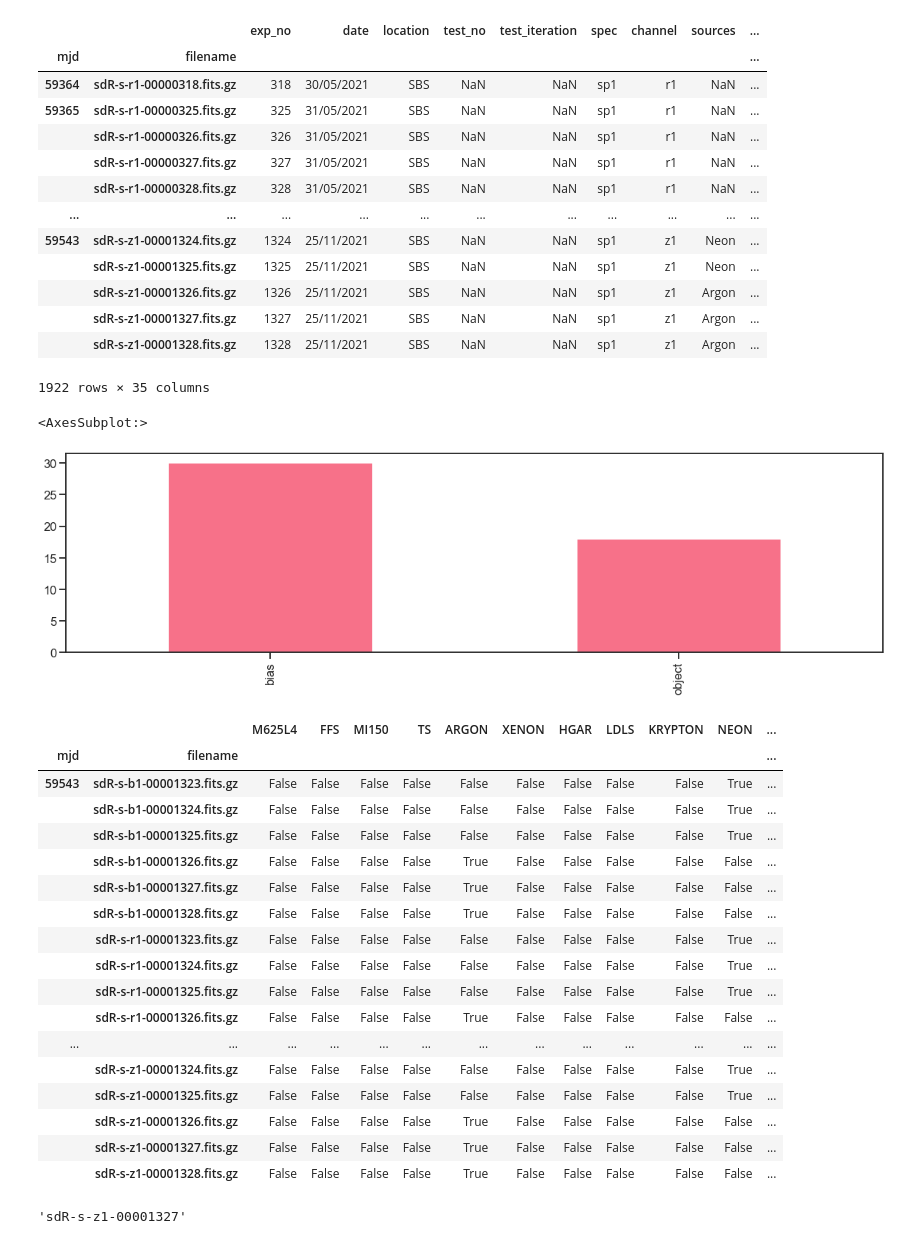
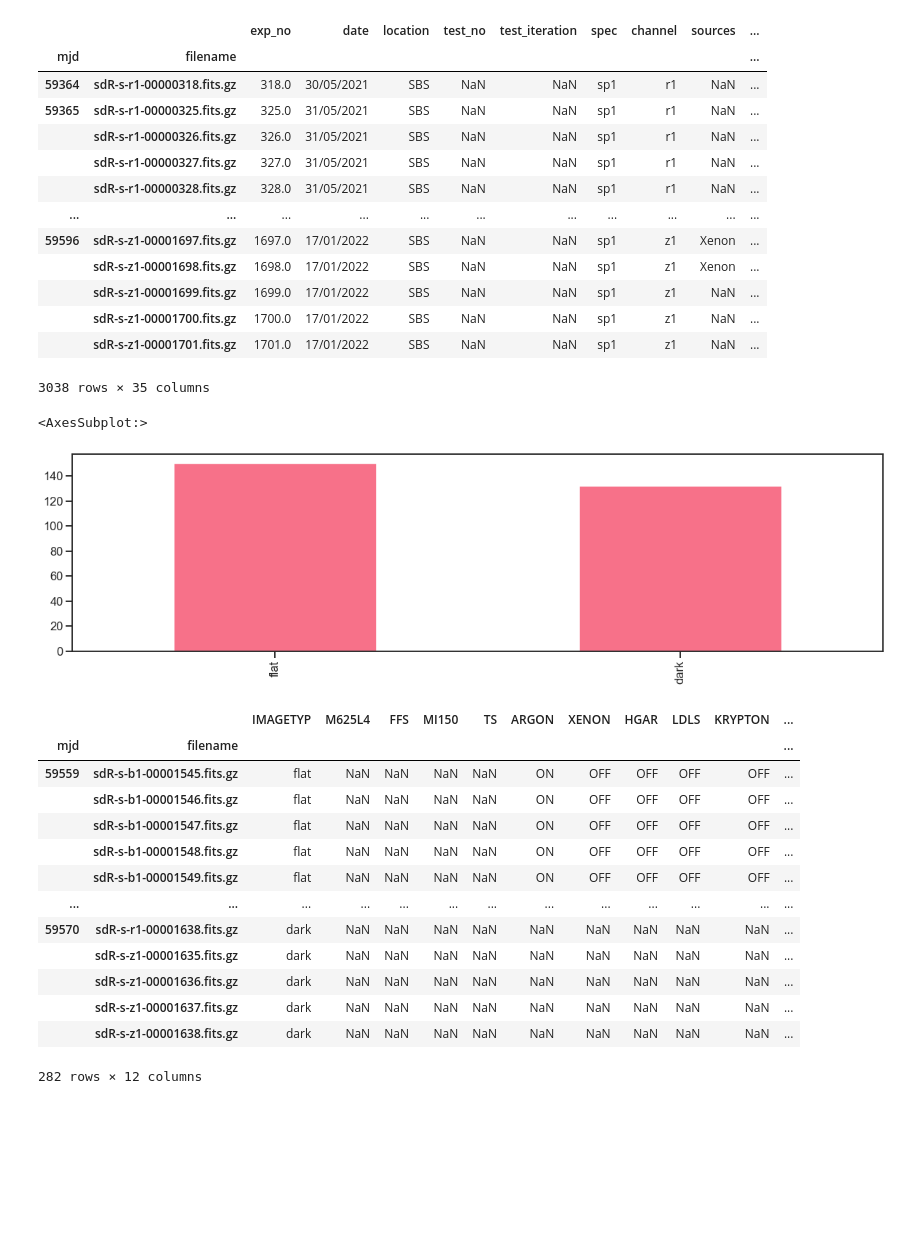
Before and after one commit to sdss/lvmdrp, a Jupyter notebook: docs/nb/lab-lamps.ipynb, the cells around one changed output. Drawn from its saved outputs; the diff is of its cells as text; code cells hidden in the pictures; blank space fills up the shorter version.

Commit message:
running data calibration down to wavelength solutions

```diff
--- a/docs/nb/lab-lamps.ipynb
+++ b/docs/nb/lab-lamps.ipynb
@@ -49,5 +49,5 @@ frames matched in lab data path: 1922
 # %%
-frames_header_list_pickle = "frames_header_list.pk"
+frames_header_list_pickle = "_data-lvm/frames_header_list.pk"
 
 new_index = pd.MultiIndex.from_tuples(((pd.to_numeric(os.path.basename(os.path.dirname(file)),errors="ignore"),os.path.basename(file)) for file in frame_paths), names=("mjd", "filename"))
 columns = "IMAGETYP CCDTEMP1 CCDTEMP2 PRESURE LABTEMP LABHUMID M625L4 FFS MI150 TS ARGON XENON HGAR LDLS KRYPTON NEON HGNE".split()
@@ -76,44 +76,41 @@ frames_meta_match
 # %% [output]
 |  |  | exp_no | date | location | test_no | test_iteration | spec | channel | sources | ... |
 | mjd | filename |  |  |  |  |  |  |  |  | ... |
-| 59364 | sdR-s-r1-00000318.fits.gz | 318 | 30/05/2021 | SBS | NaN | NaN | sp1 | r1 | NaN | ... |
-| 59365 | sdR-s-r1-00000325.fits.gz | 325 | 31/05/2021 | SBS | NaN | NaN | sp1 | r1 | NaN | ... |
-|  | sdR-s-r1-00000326.fits.gz | 326 | 31/05/2021 | SBS | NaN | NaN | sp1 | r1 | NaN | ... |
-|  | sdR-s-r1-00000327.fits.gz | 327 | 31/05/2021 | SBS | NaN | NaN | sp1 | r1 | NaN | ... |
-|  | sdR-s-r1-00000328.fits.gz | 328 | 31/05/2021 | SBS | NaN | NaN | sp1 | r1 | NaN | ... |
+| 59364 | sdR-s-r1-00000318.fits.gz | 318.0 | 30/05/2021 | SBS | NaN | NaN | sp1 | r1 | NaN | ... |
+| 59365 | sdR-s-r1-00000325.fits.gz | 325.0 | 31/05/2021 | SBS | NaN | NaN | sp1 | r1 | NaN | ... |
+|  | sdR-s-r1-00000326.fits.gz | 326.0 | 31/05/2021 | SBS | NaN | NaN | sp1 | r1 | NaN | ... |
+|  | sdR-s-r1-00000327.fits.gz | 327.0 | 31/05/2021 | SBS | NaN | NaN | sp1 | r1 | NaN | ... |
+|  | sdR-s-r1-00000328.fits.gz | 328.0 | 31/05/2021 | SBS | NaN | NaN | sp1 | r1 | NaN | ... |
 | ... | ... | ... | ... | ... | ... | ... | ... | ... | ... | ... |
-| 59543 | sdR-s-z1-00001324.fits.gz | 1324 | 25/11/2021 | SBS | NaN | NaN | sp1 | z1 | Neon | ... |
-|  | sdR-s-z1-00001325.fits.gz | 1325 | 25/11/2021 | SBS | NaN | NaN | sp1 | z1 | Neon | ... |
-|  | sdR-s-z1-00001326.fits.gz | 1326 | 25/11/2021 | SBS | NaN | NaN | sp1 | z1 | Argon | ... |
-|  | sdR-s-z1-00001327.fits.gz | 1327 | 25/11/2021 | SBS | NaN | NaN | sp1 | z1 | Argon | ... |
-|  | sdR-s-z1-00001328.fits.gz | 1328 | 25/11/2021 | SBS | NaN | NaN | sp1 | z1 | Argon | ... |
+| 59596 | sdR-s-z1-00001697.fits.gz | 1697.0 | 17/01/2022 | SBS | NaN | NaN | sp1 | z1 | Xenon | ... |
+|  | sdR-s-z1-00001698.fits.gz | 1698.0 | 17/01/2022 | SBS | NaN | NaN | sp1 | z1 | Xenon | ... |
+|  | sdR-s-z1-00001699.fits.gz | 1699.0 | 17/01/2022 | SBS | NaN | NaN | sp1 | z1 | NaN | ... |
+|  | sdR-s-z1-00001700.fits.gz | 1700.0 | 17/01/2022 | SBS | NaN | NaN | sp1 | z1 | NaN | ... |
+|  | sdR-s-z1-00001701.fits.gz | 1701.0 | 17/01/2022 | SBS | NaN | NaN | sp1 | z1 | NaN | ... |
-1922 rows × 35 columns
+3038 rows × 35 columns
 # %%
 # clean_frames = frames_meta_match.loc[(pd.to_numeric(frames_meta_match.ccd_temp,errors="coerce")<0)&(~frames_meta_match.notes.fillna("").str.contains("bad", case=False))]
-clean_frames = frames_meta_match.loc[frames_meta_match.exp_no.isin(np.arange(1313, 1328+1, dtype=int))]
+# clean_frames = frames_meta_match.loc[frames_meta_match.exp_no.isin(np.arange(1313, 1328+1, dtype=int))]
+clean_frames = frames_meta_match.loc[frames_meta_match.exp_no.isin(np.arange(1545, 1638+1, dtype=int))]
 clean_frames.IMAGETYP.value_counts().plot(kind="bar", figsize=(20,5))
 # %% [output]
 <AxesSubplot:>
-[figure, old version]
+[figure, new version]
 # %%
-clean_frames.loc[clean_frames.IMAGETYP=="object", ['M625L4', 'FFS', 'MI150', 'TS', 'ARGON', 'XENON', 'HGAR', 'LDLS', 'KRYPTON', 'NEON', 'HGNE']]=="ON"
+clean_frames.loc[:, ['IMAGETYP', 'M625L4', 'FFS', 'MI150', 'TS', 'ARGON', 'XENON', 'HGAR', 'LDLS', 'KRYPTON', 'NEON', 'HGNE']]
 # %% [output]
-|  |  | M625L4 | FFS | MI150 | TS | ARGON | XENON | HGAR | LDLS | KRYPTON | NEON | ... |
+|  |  | IMAGETYP | M625L4 | FFS | MI150 | TS | ARGON | XENON | HGAR | LDLS | KRYPTON | ... |
 | mjd | filename |  |  |  |  |  |  |  |  |  |  | ... |
-| 59543 | sdR-s-b1-00001323.fits.gz | False | False | False | False | False | False | False | False | False | True | ... |
-|  | sdR-s-b1-00001324.fits.gz | False | False | False | False | False | False | False | False | False | True | ... |
-|  | sdR-s-b1-00001325.fits.gz | False | False | False | False | False | False | False | False | False | True | ... |
-|  | sdR-s-b1-00001326.fits.gz | False | False | False | False | True | False | False | False | False | False | ... |
-|  | sdR-s-b1-00001327.fits.gz | False | False | False | False | True | False | False | False | False | False | ... |
-|  | sdR-s-b1-00001328.fits.gz | False | False | False | False | True | False | False | False | False | False | ... |
-|  | sdR-s-r1-00001323.fits.gz | False | False | False | False | False | False | False | False | False | True | ... |
-|  | sdR-s-r1-00001324.fits.gz | False | False | False | False | False | False | False | False | False | True | ... |
-|  | sdR-s-r1-00001325.fits.gz | False | False | False | False | False | False | False | False | False | True | ... |
-|  | sdR-s-r1-00001326.fits.gz | False | False | False | False | True | False | False | False | False | False | ... |
+| 59559 | sdR-s-b1-00001545.fits.gz | flat | NaN | NaN | NaN | NaN | ON | OFF | OFF | OFF | OFF | ... |
+|  | sdR-s-b1-00001546.fits.gz | flat | NaN | NaN | NaN | NaN | ON | OFF | OFF | OFF | OFF | ... |
+|  | sdR-s-b1-00001547.fits.gz | flat | NaN | NaN | NaN | NaN | ON | OFF | OFF | OFF | OFF | ... |
+|  | sdR-s-b1-00001548.fits.gz | flat | NaN | NaN | NaN | NaN | ON | OFF | OFF | OFF | OFF | ... |
+|  | sdR-s-b1-00001549.fits.gz | flat | NaN | NaN | NaN | NaN | ON | OFF | OFF | OFF | OFF | ... |
 | ... | ... | ... | ... | ... | ... | ... | ... | ... | ... | ... | ... | ... |
-|  | sdR-s-z1-00001324.fits.gz | False | False | False | False | False | False | False | False | False | True | ... |
-|  | sdR-s-z1-00001325.fits.gz | False | False | False | False | False | False | False | False | False | True | ... |
-|  | sdR-s-z1-00001326.fits.gz | False | False | False | False | True | False | False | False | False | False | ... |
-|  | sdR-s-z1-00001327.fits.gz | False | False | False | False | True | False | False | False | False | False | ... |
-|  | sdR-s-z1-00001328.fits.gz | False | False | False | False | True | False | False | False | False | False | ... |
+| 59570 | sdR-s-r1-00001638.fits.gz | dark | NaN | NaN | NaN | NaN | NaN | NaN | NaN | NaN | NaN | ... |
+|  | sdR-s-z1-00001635.fits.gz | dark | NaN | NaN | NaN | NaN | NaN | NaN | NaN | NaN | NaN | ... |
+|  | sdR-s-z1-00001636.fits.gz | dark | NaN | NaN | NaN | NaN | NaN | NaN | NaN | NaN | NaN | ... |
+|  | sdR-s-z1-00001637.fits.gz | dark | NaN | NaN | NaN | NaN | NaN | NaN | NaN | NaN | NaN | ... |
+|  | sdR-s-z1-00001638.fits.gz | dark | NaN | NaN | NaN | NaN | NaN | NaN | NaN | NaN | NaN | ... |
+282 rows × 12 columns
 # %%
@@ -124,9 +120,0 @@ lamp_frames = clean_frames.loc[clean_frames.IMAGETYP=="object"].sort_values("dat
-# %%
-iframe = -2
-# frame = (59542, "sdR-s-r1-00001322.fits.gz")
-cont_frame_path = clean_frames.iloc[iframe].filepath
-# cont_frame_path = clean_frames.loc[frame].filepath
-cont_frame_name = os.path.basename(cont_frame_path).replace(".fits.gz", "")
-cont_frame_name
-# %% [output]
-'sdR-s-z1-00001327'
```
Also changed, not shown: parts of 23 cells of this notebook.
